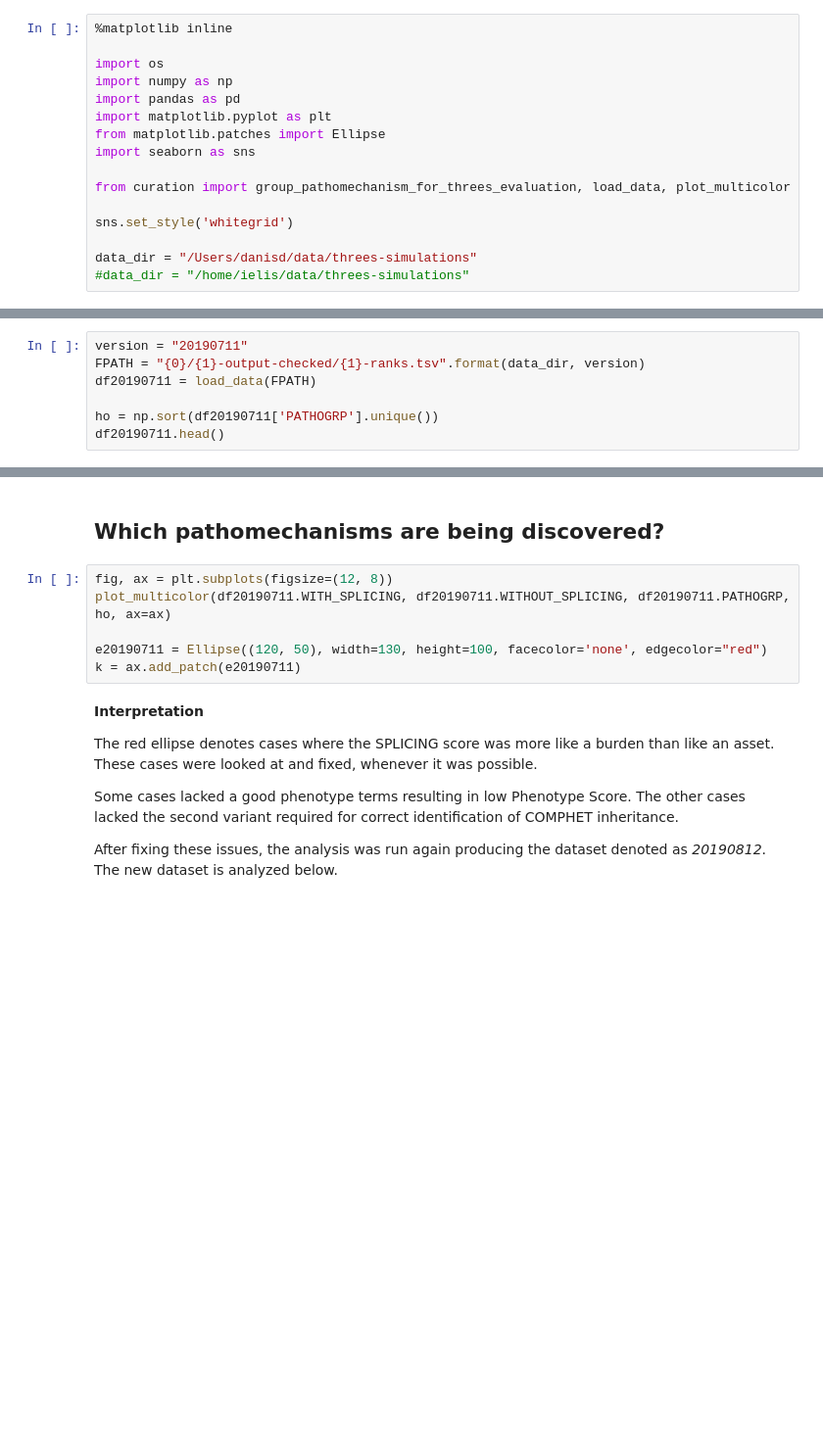
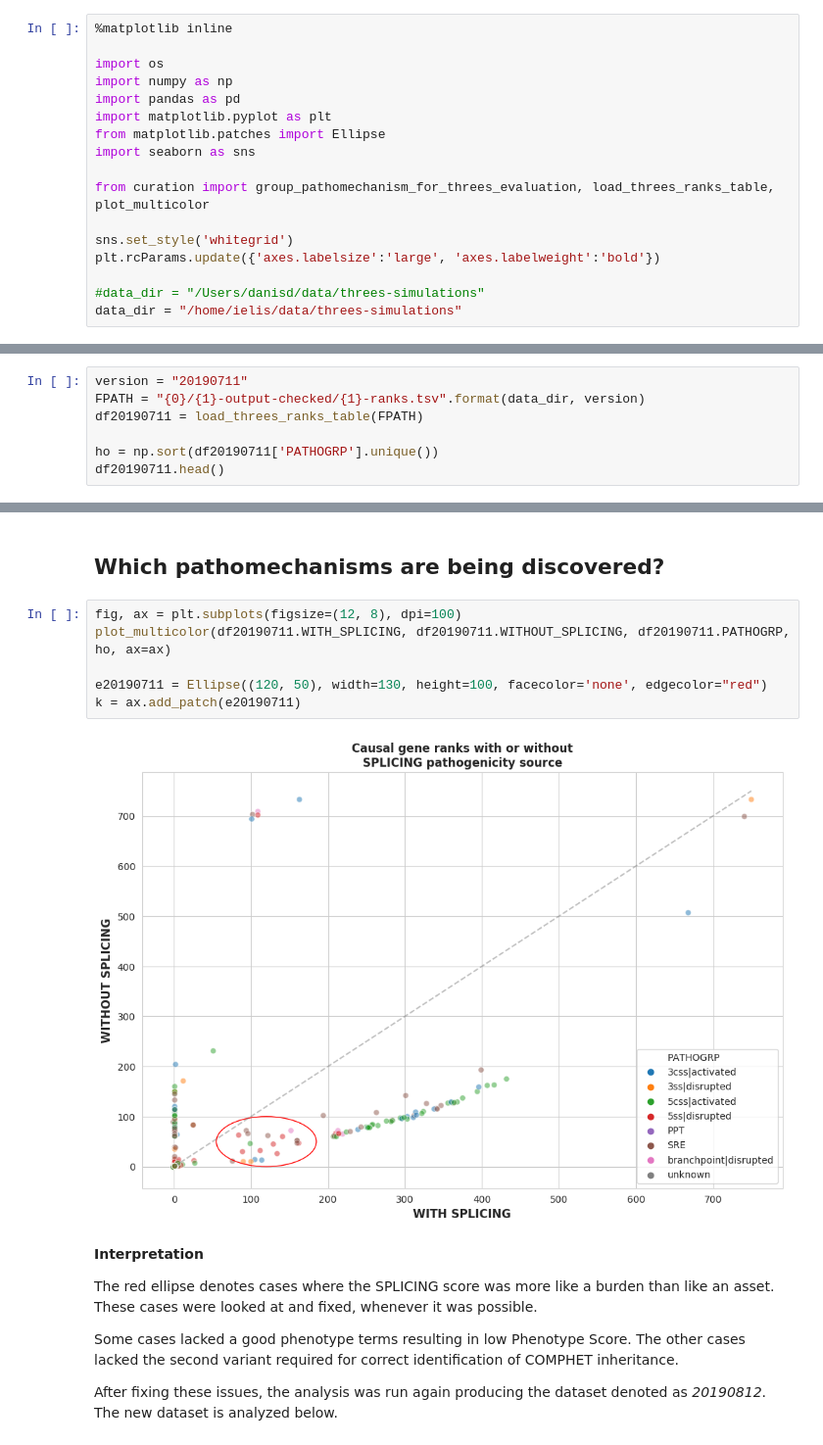
Before and after one commit to monarch-initiative/ExomiserSimulations, a Jupyter notebook: 3S Exomiser performance evaluation.ipynb, the cells around one changed output, grey strips where cells are left out. Shown at 98% size. Saved outputs shown, nothing was run; the diff lists cells and outputs as text; blank space fills up the shorter version.

Commit message:
Update notebooks data

```diff
--- a/3S Exomiser performance evaluation.ipynb
+++ b/3S Exomiser performance evaluation.ipynb
@@ -12,12 +12,13 @@ import matplotlib.pyplot as plt
 from matplotlib.patches import Ellipse
 import seaborn as sns
 
-from curation import group_pathomechanism_for_threes_evaluation, load_data, plot_multicolor
+from curation import group_pathomechanism_for_threes_evaluation, load_threes_ranks_table, plot_multicolor
 
 sns.set_style('whitegrid')
+plt.rcParams.update({'axes.labelsize':'large', 'axes.labelweight':'bold'})
 
-data_dir = "/Users/danisd/data/threes-simulations"
-#data_dir = "/home/ielis/data/threes-simulations"
+#data_dir = "/Users/danisd/data/threes-simulations"
+data_dir = "/home/ielis/data/threes-simulations"
 # %% [markdown]
 There were multiple rows of evaluation:
 - [First](#20190711) - setting up the baseline
@@ -43,7 +45,7 @@ Lines with pathomechanism such as `coding|missense` are removed.
 # %%
 version = "20190711"
 FPATH = "{0}/{1}-output-checked/{1}-ranks.tsv".format(data_dir, version)
-df20190711 = load_data(FPATH)
+df20190711 = load_threes_ranks_table(FPATH)
 
 ho = np.sort(df20190711['PATHOGRP'].unique())
 df20190711.head()
@@ -50,11 +59,13 @@ df20190711.head()
 # %% [markdown]
 ## Which pathomechanisms are being discovered?
 # %%
-fig, ax = plt.subplots(figsize=(12, 8))
+fig, ax = plt.subplots(figsize=(12, 8), dpi=100)
 plot_multicolor(df20190711.WITH_SPLICING, df20190711.WITHOUT_SPLICING, df20190711.PATHOGRP, ho, ax=ax)
 
 e20190711 = Ellipse((120, 50), width=130, height=100, facecolor='none', edgecolor="red")
 k = ax.add_patch(e20190711)
+# %% [output]
+[figure, added]
 # %% [markdown]
 **Interpretation**
 
```
Also changed, not shown: parts of 28 cells of this notebook, 4 other files.
